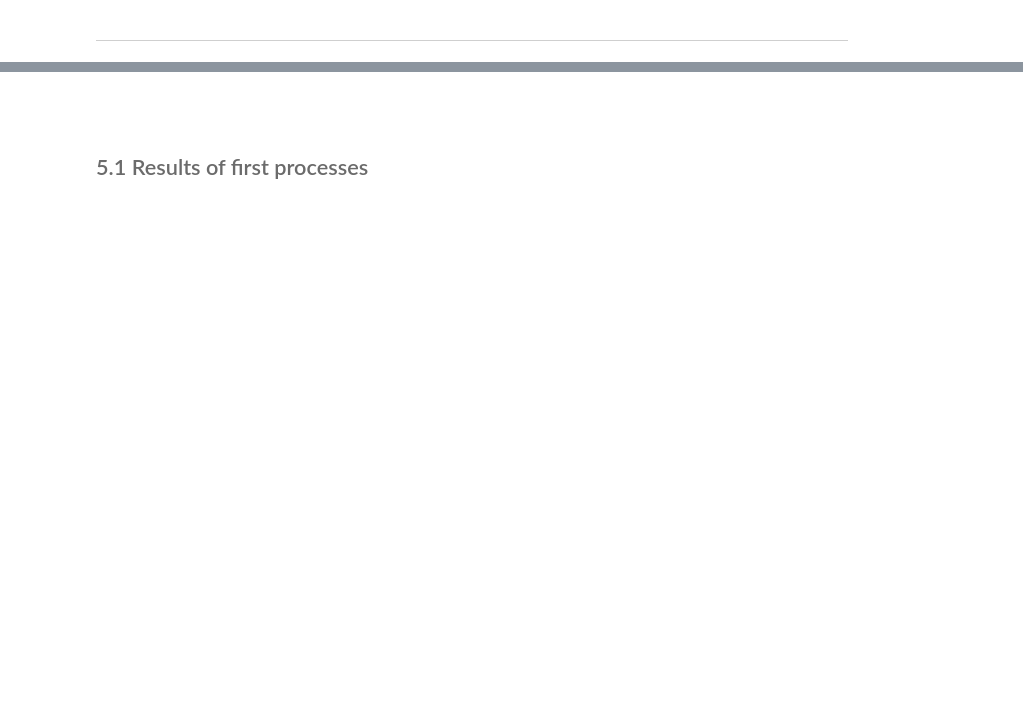
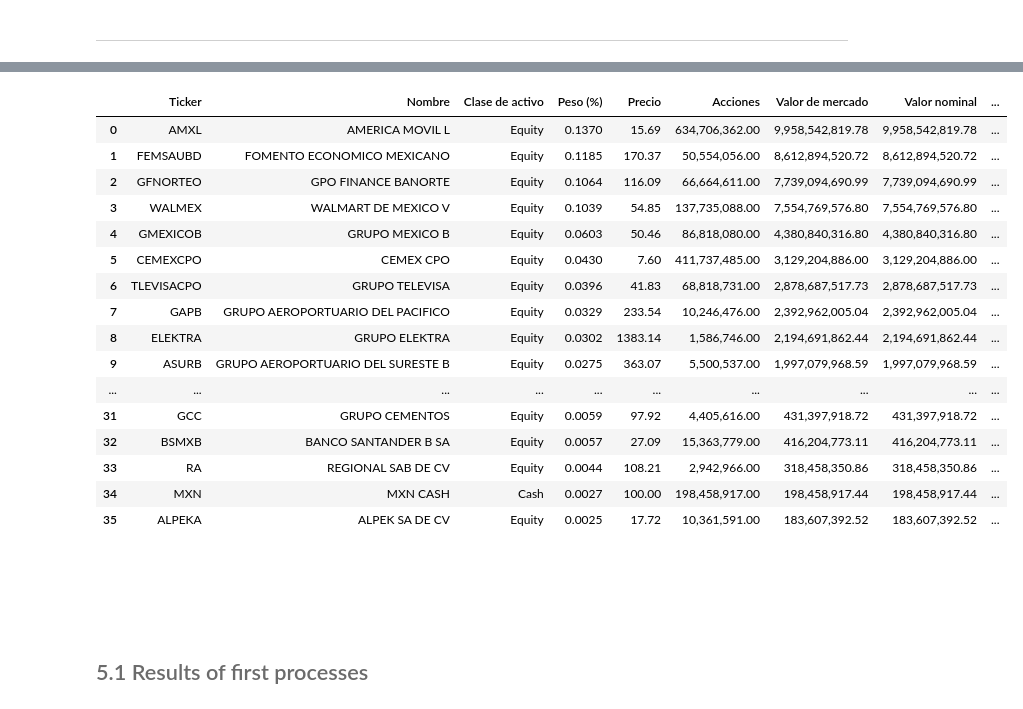
Before and after one commit to Marcoif/Laboratorio-1-Inversion-del-capital, a Jupyter notebook: notebook.ipynb, the cells around one changed output, grey strips where cells are left out. Saved outputs shown, nothing was run; the diff lists cells and outputs as text; code cells hidden in the pictures; blank space fills up the shorter version.

```diff
--- a/notebook.ipynb
+++ b/notebook.ipynb
@@ -133,3 +165,32 @@ NameError: name 'data_close' is not defined
+# %%
+dates_list = [datetime.datetime.strptime(i, "%Y%m%d").date() for i in fechas['index_fechas']]
+for i in range(len(fechas['index_fechas'])):
+    for j in range(31):
+        if fechas['index_fechas'][i] in dt.filenames[j]:
+            dt.data_archivos[fechas['index_fechas'][i]]=dt.data_archivos.pop(dt.filenames[j])
+            dt.data_archivos[dates_list[i]]=dt.data_archivos.pop(fechas['index_fechas'][i])
+# %%
+dt.data_archivos[dates_list[0]]
+# %% [output]
+|  | Ticker | Nombre | Clase de activo | Peso (%) | Precio | Acciones | Valor de mercado | Valor nominal | ... |
+| 0 | AMXL | AMERICA MOVIL L | Equity | 0.1370 | 15.69 | 634,706,362.00 | 9,958,542,819.78 | 9,958,542,819.78 | ... |
+| 1 | FEMSAUBD | FOMENTO ECONOMICO MEXICANO | Equity | 0.1185 | 170.37 | 50,554,056.00 | 8,612,894,520.72 | 8,612,894,520.72 | ... |
+| 2 | GFNORTEO | GPO FINANCE BANORTE | Equity | 0.1064 | 116.09 | 66,664,611.00 | 7,739,094,690.99 | 7,739,094,690.99 | ... |
+| 3 | WALMEX | WALMART DE MEXICO V | Equity | 0.1039 | 54.85 | 137,735,088.00 | 7,554,769,576.80 | 7,554,769,576.80 | ... |
+| 4 | GMEXICOB | GRUPO MEXICO B | Equity | 0.0603 | 50.46 | 86,818,080.00 | 4,380,840,316.80 | 4,380,840,316.80 | ... |
+| 5 | CEMEXCPO | CEMEX CPO | Equity | 0.0430 | 7.60 | 411,737,485.00 | 3,129,204,886.00 | 3,129,204,886.00 | ... |
+| 6 | TLEVISACPO | GRUPO TELEVISA | Equity | 0.0396 | 41.83 | 68,818,731.00 | 2,878,687,517.73 | 2,878,687,517.73 | ... |
+| 7 | GAPB | GRUPO AEROPORTUARIO DEL PACIFICO | Equity | 0.0329 | 233.54 | 10,246,476.00 | 2,392,962,005.04 | 2,392,962,005.04 | ... |
+| 8 | ELEKTRA | GRUPO ELEKTRA | Equity | 0.0302 | 1383.14 | 1,586,746.00 | 2,194,691,862.44 | 2,194,691,862.44 | ... |
+| 9 | ASURB | GRUPO AEROPORTUARIO DEL SURESTE B | Equity | 0.0275 | 363.07 | 5,500,537.00 | 1,997,079,968.59 | 1,997,079,968.59 | ... |
+| ... | ... | ... | ... | ... | ... | ... | ... | ... | ... |
+| 31 | GCC | GRUPO CEMENTOS | Equity | 0.0059 | 97.92 | 4,405,616.00 | 431,397,918.72 | 431,397,918.72 | ... |
+| 32 | BSMXB | BANCO SANTANDER B SA | Equity | 0.0057 | 27.09 | 15,363,779.00 | 416,204,773.11 | 416,204,773.11 | ... |
+| 33 | RA | REGIONAL SAB DE CV | Equity | 0.0044 | 108.21 | 2,942,966.00 | 318,458,350.86 | 318,458,350.86 | ... |
+| 34 | MXN | MXN CASH | Cash | 0.0027 | 100.00 | 198,458,917.00 | 198,458,917.44 | 198,458,917.44 | ... |
+| 35 | ALPEKA | ALPEK SA DE CV | Equity | 0.0025 | 17.72 | 10,361,591.00 | 183,607,392.52 | 183,607,392.52 | ... |
+# %% [markdown]
+<br>
 # %% [markdown]
 <br>
 # %% [markdown]
```
Also changed, not shown: parts of 29 cells of this notebook, 2 other files.
